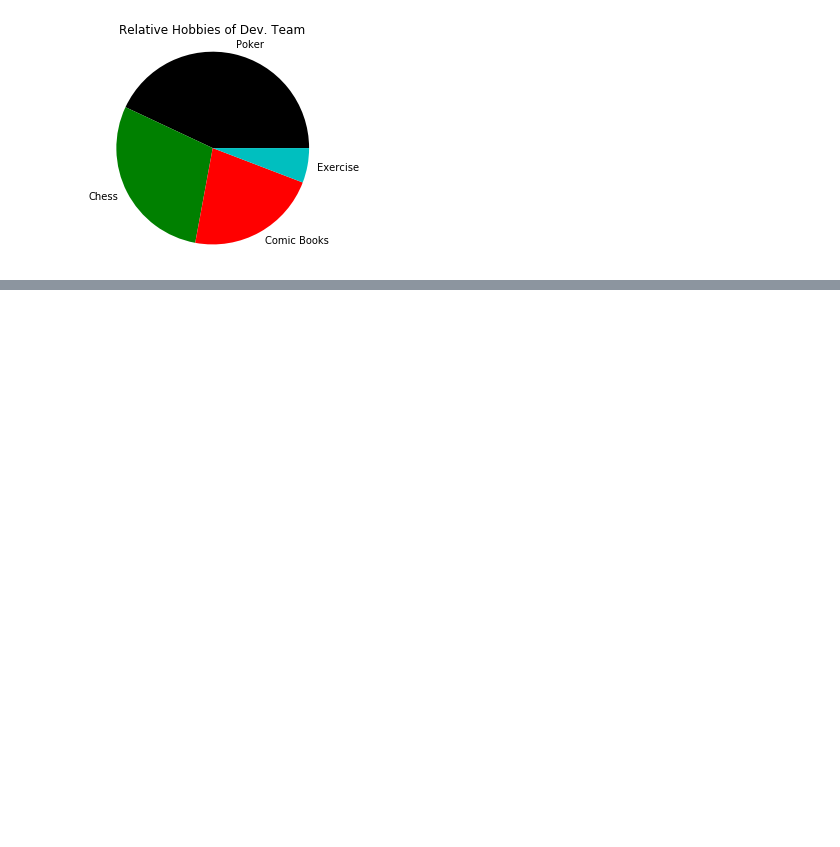
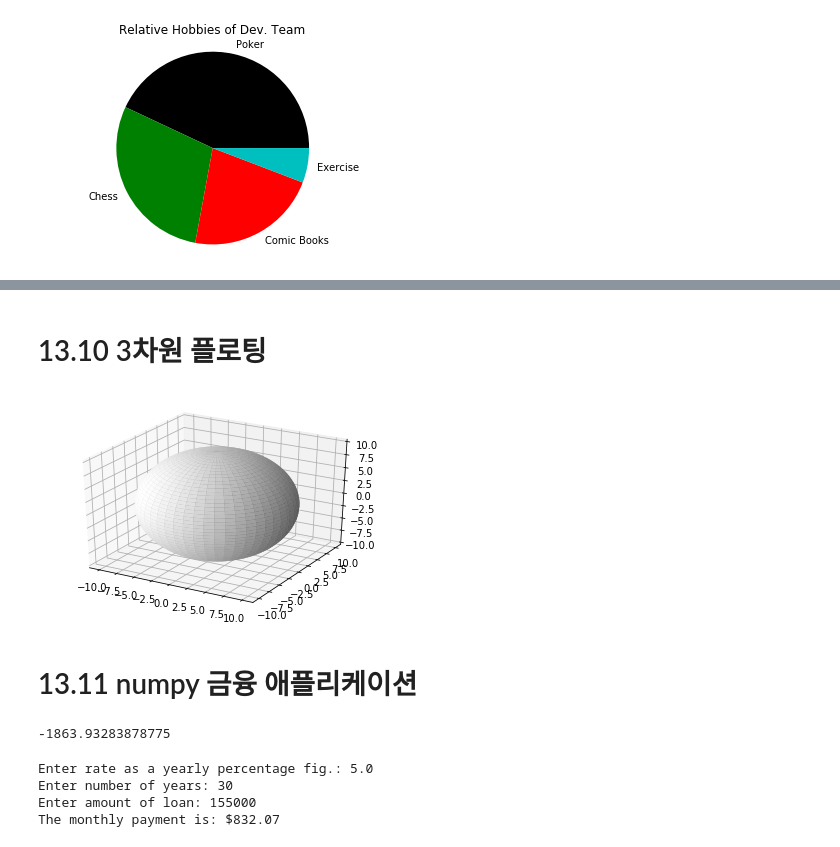
Before and after one commit to seturi/SuperchargedPython, a Jupyter notebook: Ch13.넘파이 고급 사용법.ipynb, the cells around one changed output, grey strips where cells are left out. Drawn from its saved outputs; the diff is of its cells as text; code cells hidden in the pictures; blank space fills up the shorter version.

```diff
--- a/Ch13.넘파이 고급 사용법.ipynb
+++ b/Ch13.넘파이 고급 사용법.ipynb
@@ -267,0 +353,29 @@ plt.show()
+# %% [markdown]
+# 13.10 3차원 플로팅
+# %%
+from mpl_toolkits.mplot3d import Axes3D
+import matplotlib.pyplot as plt
+import numpy as np
+
+fig = plt.figure()
+ax = fig.add_subplot(111, projection='3d')
+
+# 데이터 생성
+ua = np.linspace(0, 2 * np.pi, 100)
+va = np.linspace(0, np.pi, 100)
+X = 10 * np.outer(np.cos(ua), np.sin(va))
+Y = 10 * np.outer(np.sin(ua), np.sin(va))
+Z = 10 * np.outer(np.ones(np.size(ua)), np.cos(va))
+
+# 표면 그리기
+ax.plot_surface(X, Y, Z, color='w')
+plt.show()
+# %% [output]
+[figure, added]
+# %% [markdown]
+# 13.11 numpy 금융 애플리케이션
+# %%
+import numpy as np
+np.pmt(0.065 / 12, 20 * 12, 250000)
+# %% [output]
+-1863.93283878775
@@ -267,0 +401,7 @@ plt.show()
+# %%
+monthly_payment()
+# %% [output]
+Enter rate as a yearly percentage fig.: 5.0
+Enter number of years: 30
+Enter amount of loan: 155000
+The monthly payment is: $832.07
```
Also changed, not shown: parts of 38 cells of this notebook.
